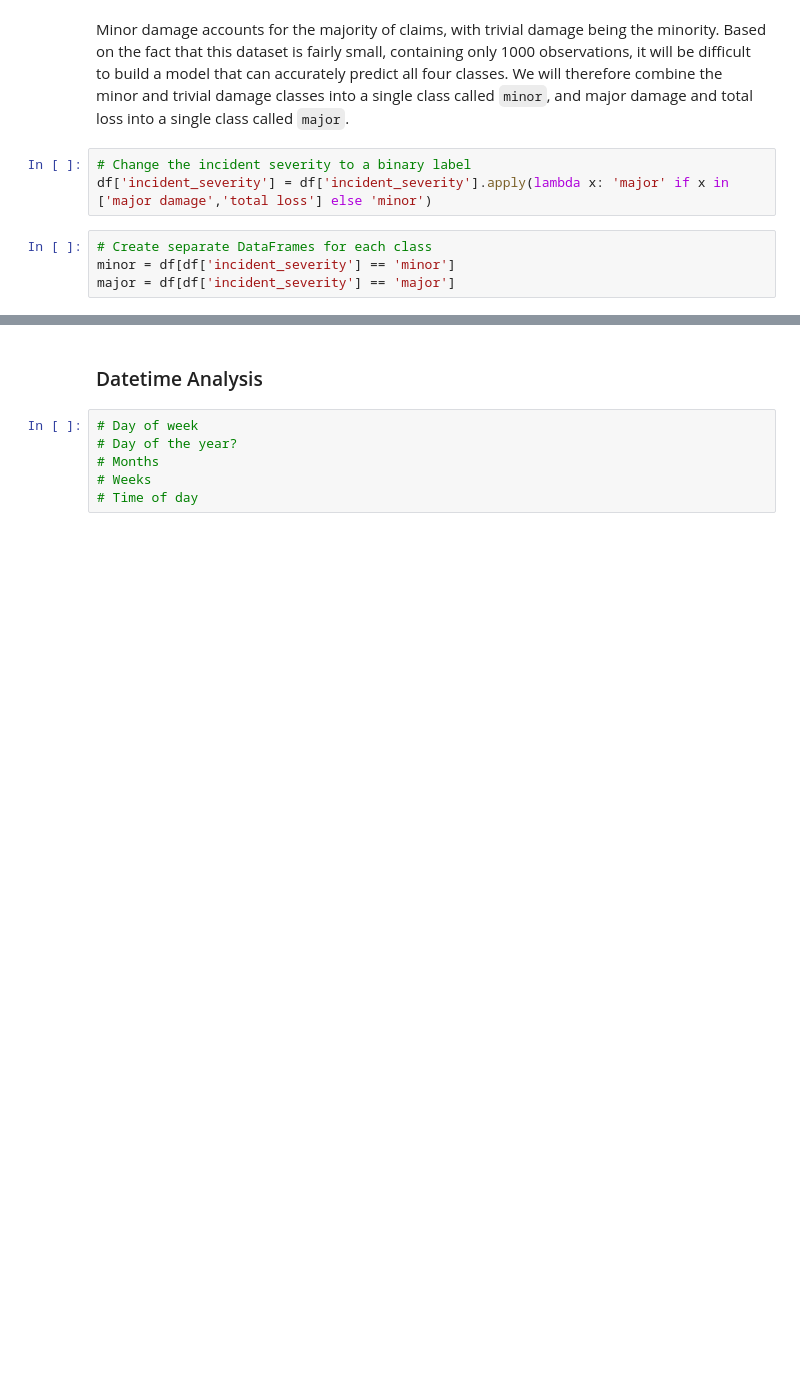
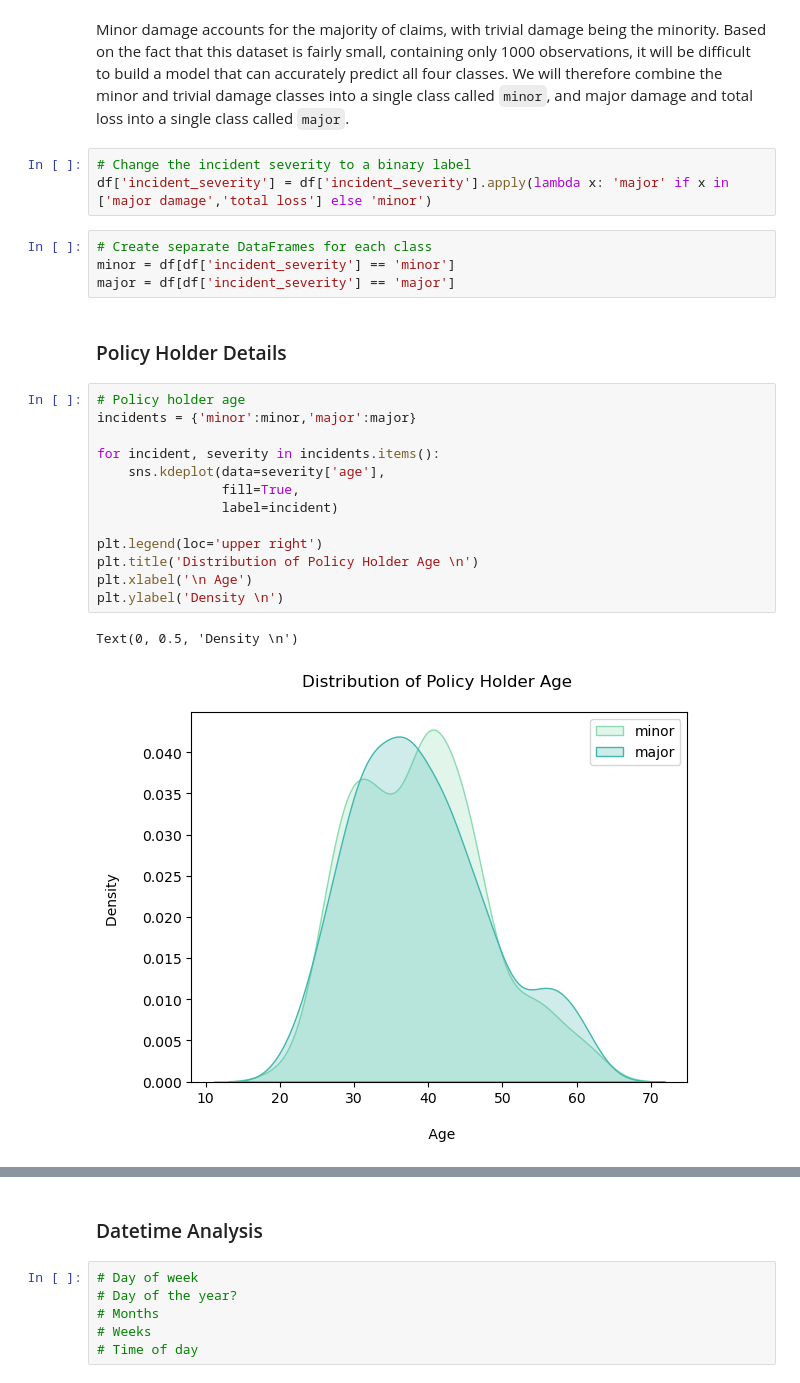
Before and after one commit to aimeekieser/edsa_integrated_project, a Jupyter notebook: Notebooks/eda.ipynb, the cells around one changed output, grey strips where cells are left out. Cells and saved outputs as stored; diff of their text form; blank space fills up the shorter version.

```diff
--- a/Notebooks/eda.ipynb
+++ b/Notebooks/eda.ipynb
@@ -171,3 +192,21 @@ df['incident_severity'] = df['incident_severity'].apply(lambda x: 'major' if x i
 # Create separate DataFrames for each class
 minor = df[df['incident_severity'] == 'minor']
 major = df[df['incident_severity'] == 'major']
+# %% [markdown]
+### Policy Holder Details
+# %%
+# Policy holder age
+incidents = {'minor':minor,'major':major}
+
+for incident, severity in incidents.items():
+    sns.kdeplot(data=severity['age'],
+                fill=True,
+                label=incident)
+
+plt.legend(loc='upper right')
+plt.title('Distribution of Policy Holder Age \n')
+plt.xlabel('\n Age')
+plt.ylabel('Density \n')
+# %% [output]
+Text(0, 0.5, 'Density \n')
+[figure, added]
```
Also changed, not shown: parts of 41 cells of this notebook, 3 other files.
